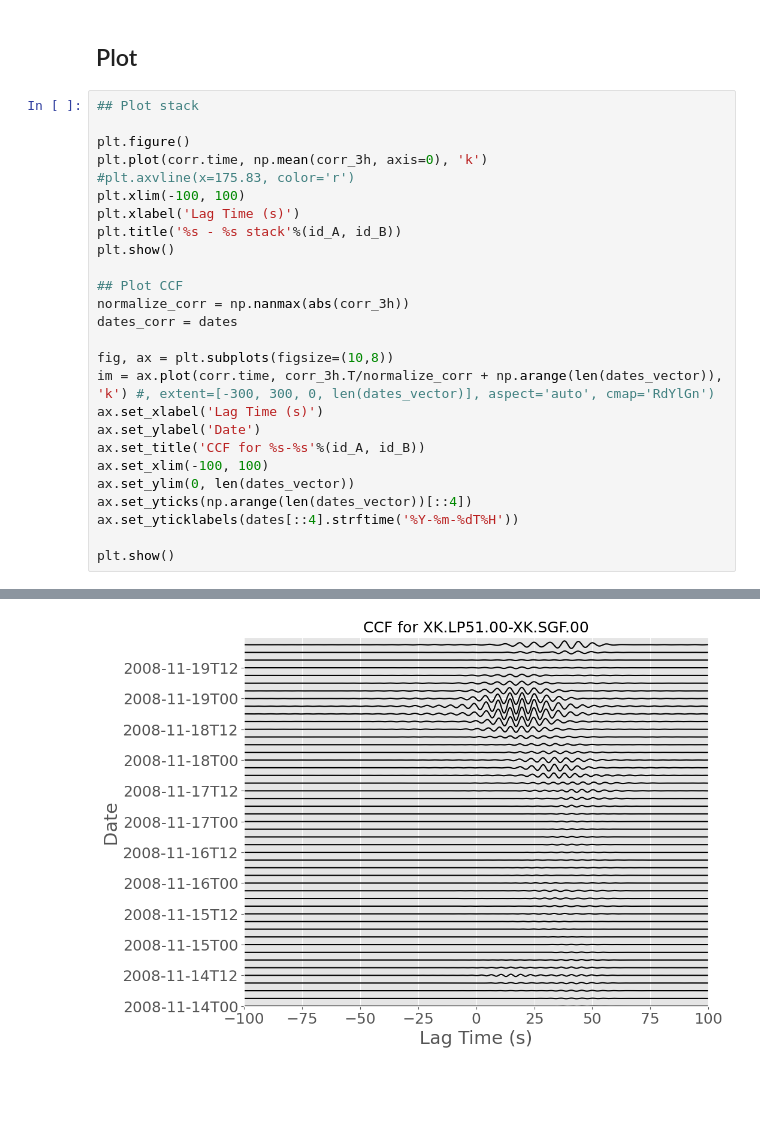
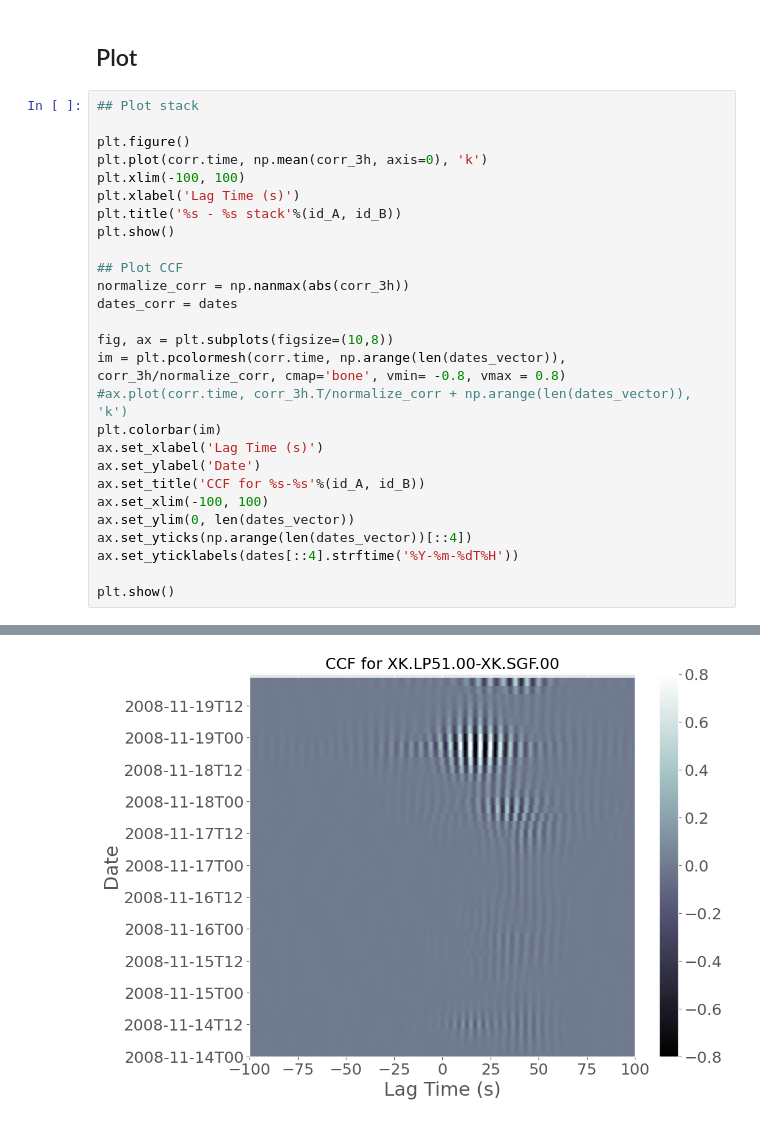
Before and after one commit to lystom/WMSAN, a Jupyter notebook: notebooks/rayleigh_waves/synthetic_CCF.ipynb, the cells around one changed output, grey strips where cells are left out. Saved outputs shown, nothing was run; the diff lists cells and outputs as text; blank space fills up the shorter version.

```diff
--- a/notebooks/rayleigh_waves/synthetic_CCF.ipynb
+++ b/notebooks/rayleigh_waves/synthetic_CCF.ipynb
@@ -251,29 +251,30 @@ for i, date_vect in enumerate(dates_vector):
 # %%
 ## Plot stack
 
 plt.figure()
 plt.plot(corr.time, np.mean(corr_3h, axis=0), 'k')
-#plt.axvline(x=175.83, color='r')
 plt.xlim(-100, 100)
 plt.xlabel('Lag Time (s)')
 plt.title('%s - %s stack'%(id_A, id_B))
 plt.show()
 
 ## Plot CCF
 normalize_corr = np.nanmax(abs(corr_3h))
 dates_corr = dates
 
 fig, ax = plt.subplots(figsize=(10,8))
-im = ax.plot(corr.time, corr_3h.T/normalize_corr + np.arange(len(dates_vector)), 'k') #, extent=[-300, 300, 0, len(dates_vector)], aspect='auto', cmap='RdYlGn')
+im = plt.pcolormesh(corr.time, np.arange(len(dates_vector)), corr_3h/normalize_corr, cmap='bone', vmin= -0.8, vmax = 0.8)
+#ax.plot(corr.time, corr_3h.T/normalize_corr + np.arange(len(dates_vector)), 'k')
+plt.colorbar(im)
 ax.set_xlabel('Lag Time (s)')
 ax.set_ylabel('Date')
 ax.set_title('CCF for %s-%s'%(id_A, id_B))
 ax.set_xlim(-100, 100)
 ax.set_ylim(0, len(dates_vector))
 ax.set_yticks(np.arange(len(dates_vector))[::4])
 ax.set_yticklabels(dates[::4].strftime('%Y-%m-%dT%H'))
 
 plt.show()
 # %% [output]
 [figure]
-[figure, old version]
+[figure, new version]
```
Also changed, not shown: 4 other files.
